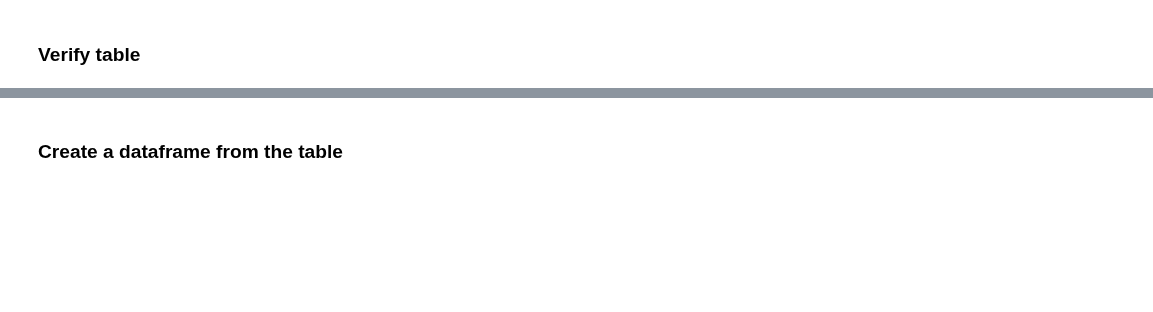
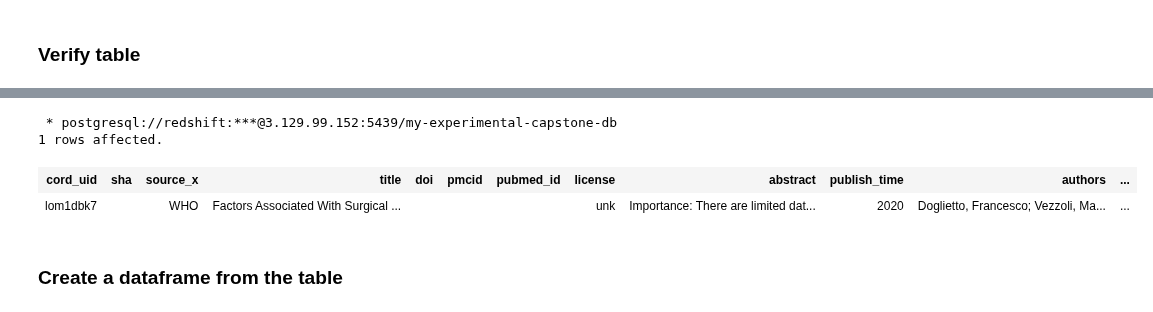
Before and after one commit to dantohe/Springboard, a Jupyter notebook: capstone/01_infrastructure_setup.ipynb, the cells around one changed output, grey strips where cells are left out. Cells and saved outputs as stored; diff of their text form; code cells hidden in the pictures; blank space fills up the shorter version.

```diff
--- a/capstone/01_infrastructure_setup.ipynb
+++ b/capstone/01_infrastructure_setup.ipynb
@@ -526,3 +635,13 @@ spectrum_schema.alleninstitute_metadata;
+# %%
+%%sql
+select * from
+spectrum_schema.alleninstitute_metadata
+limit 1;
+# %% [output]
+ * postgresql://redshift:***@3.129.99.152:5439/my-experimental-capstone-db
+1 rows affected.
+| cord_uid | sha | source_x | title | doi | pmcid | pubmed_id | license | abstract | publish_time | authors | ... |
+| lom1dbk7 |  | WHO | Factors Associated With Surgical ... |  |  |  | unk | Importance: There are limited dat... | 2020 | Doglietto, Francesco; Vezzoli, Ma... | ... |
 # %% [markdown]
 ### Create a dataframe from the table
 # %%
```
Also changed, not shown: parts of 36 cells of this notebook.
